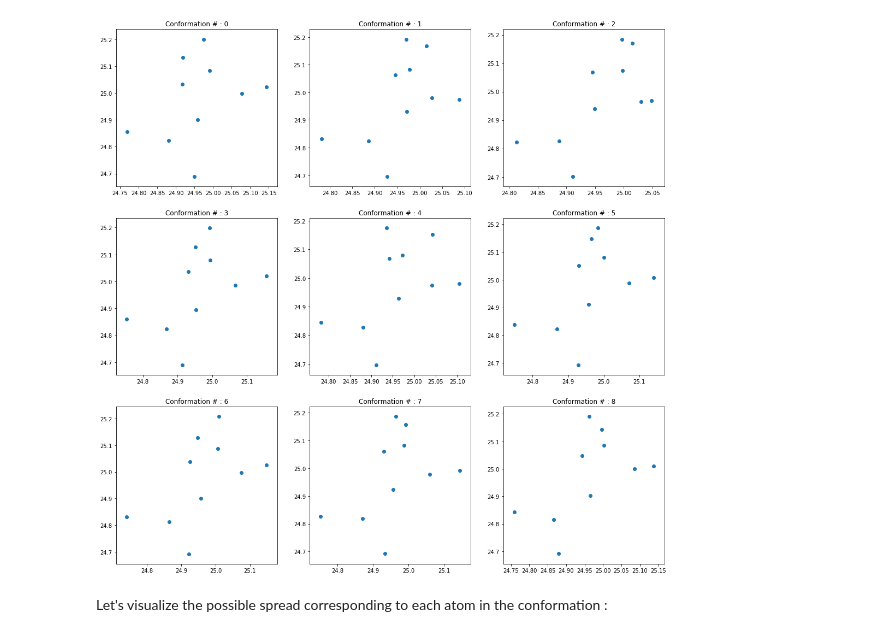
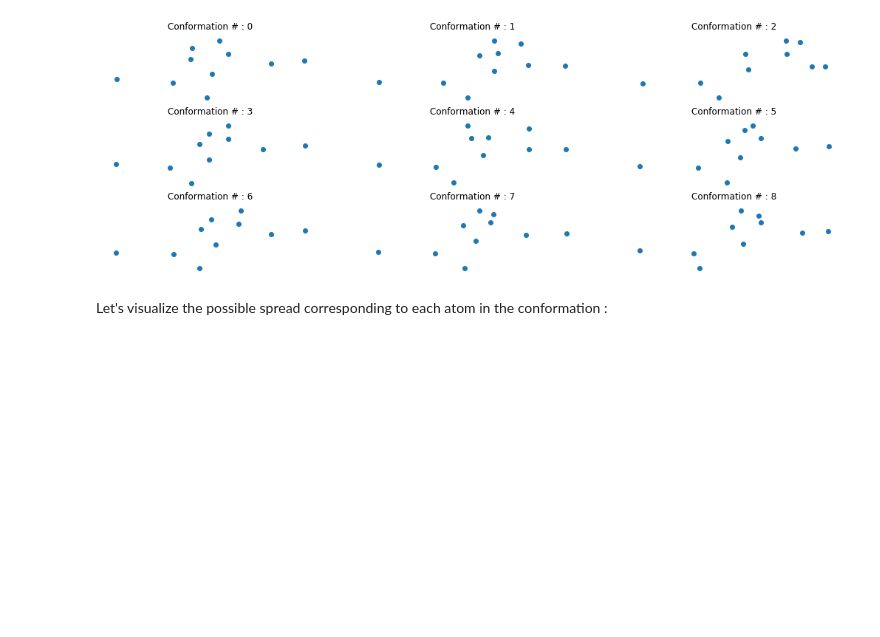
Before and after one commit to bricerauby/Protein_conformation_analysis, a Jupyter notebook: tomato_implementation.ipynb, the cells around one changed output. Saved outputs shown, nothing was run; the diff lists cells and outputs as text; code cells hidden in the pictures; blank space fills up the shorter version.

```diff
--- a/tomato_implementation.ipynb
+++ b/tomato_implementation.ipynb
@@ -28,12 +26,13 @@ KeyboardInterrupt:
 coor_array = np.array(coordinates).reshape(-1,10,3)
 # 1 block per 10-atom conformation each represented by 3 spatial dimensions
 # %%
-plt.figure(figsize=(18,18))
+plt.figure(figsize=(18,6))
 for conf_nb in range(9):
     plt.subplot(331+conf_nb)
     plt.scatter(coor_array[conf_nb,:,0],coor_array[conf_nb,:,1])
     plt.title('Conformation # : {}'.format(conf_nb))
+    plt.axis('off')
 # %% [output]
-[figure, old version]
+[figure, new version]
 # %% [markdown]
 Let's visualize the possible spread corresponding to each atom in the conformation :
```
Also changed, not shown: parts of 15 cells of this notebook, 1 other file.
